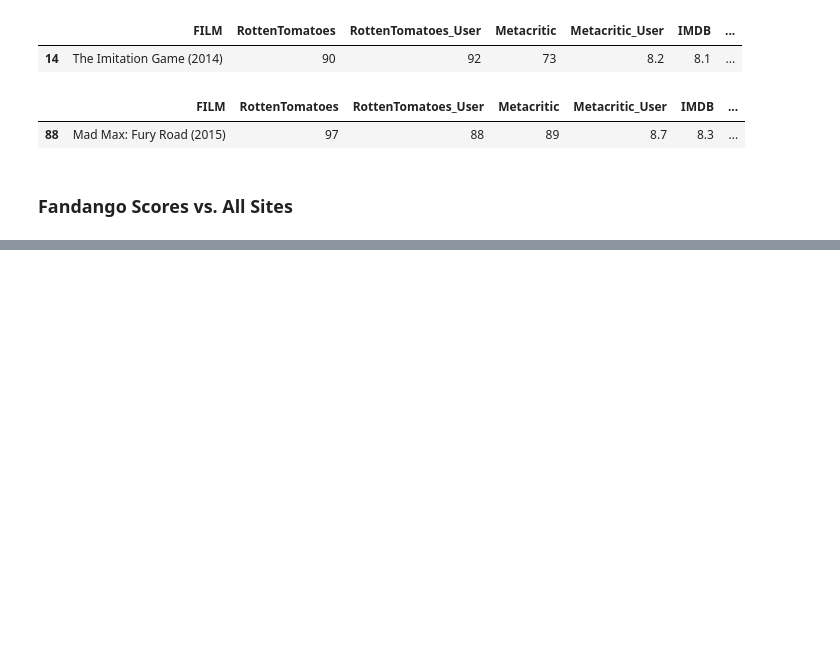
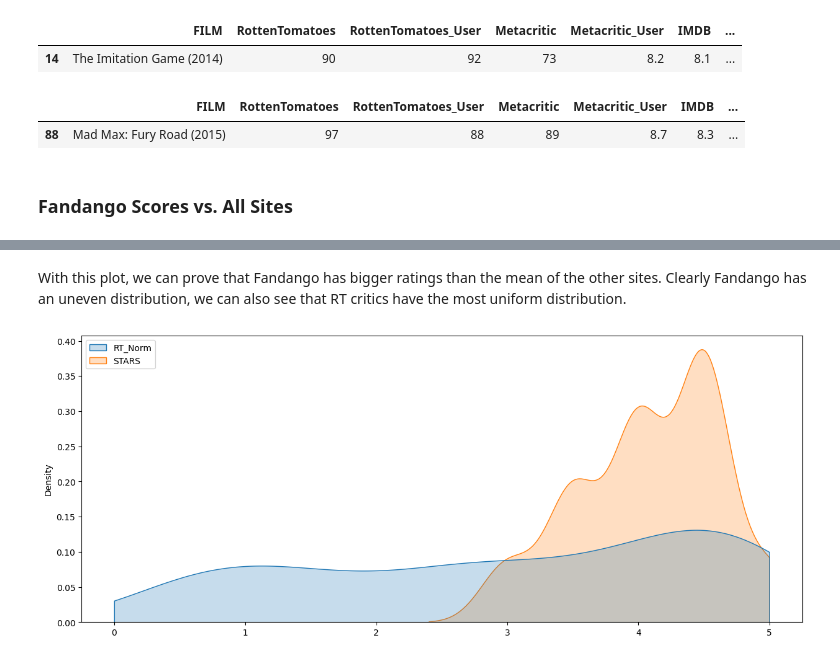
Before and after one commit to netofr19/Capstone_project, a Jupyter notebook: capstone_project/analysis_capstone_project.ipynb, the cells around one changed output, grey strips where cells are left out. Saved outputs shown, nothing was run; the diff lists cells and outputs as text; code cells hidden in the pictures; blank space fills up the shorter version.

```diff
--- a/capstone_project/analysis_capstone_project.ipynb
+++ b/capstone_project/analysis_capstone_project.ipynb
@@ -333,0 +449,11 @@ all_sites.nlargest(1, 'Metacritic_user_vote_count')
+# %% [markdown]
+With this plot, we can prove that Fandango has bigger ratings than the mean of the other sites. Clearly Fandango has an uneven distribution, we can also see that RT critics have the most uniform distribution.
+# %%
+# Plot comparing the distributions of normalized ratings of RT critics and Fandango ratings.
+fig, ax = plt.subplots(figsize=(15,6))
+
+sns.kdeplot(data = norm_scores[['RT_Norm', 'STARS']], clip = [0,5], fill=True)
+
+move_legend(ax, "upper left")
+# %% [output]
+[figure, added]
```
Also changed, not shown: parts of 29 cells of this notebook.
